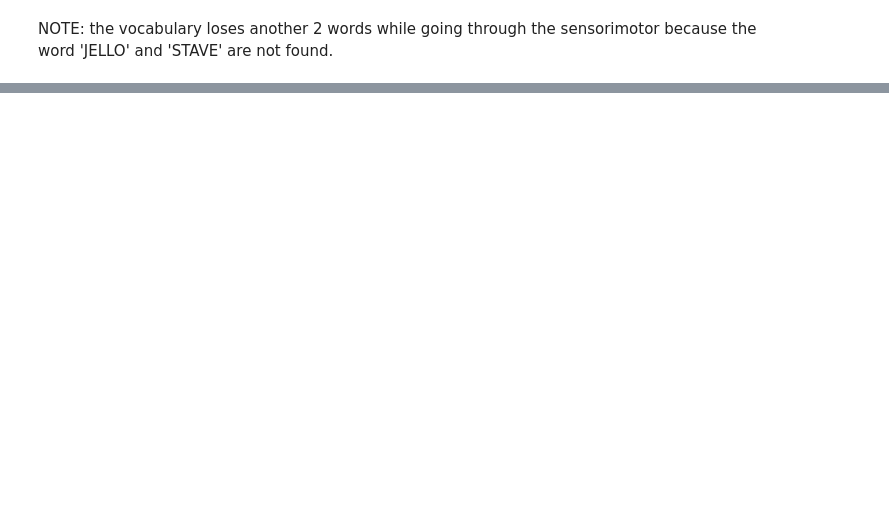
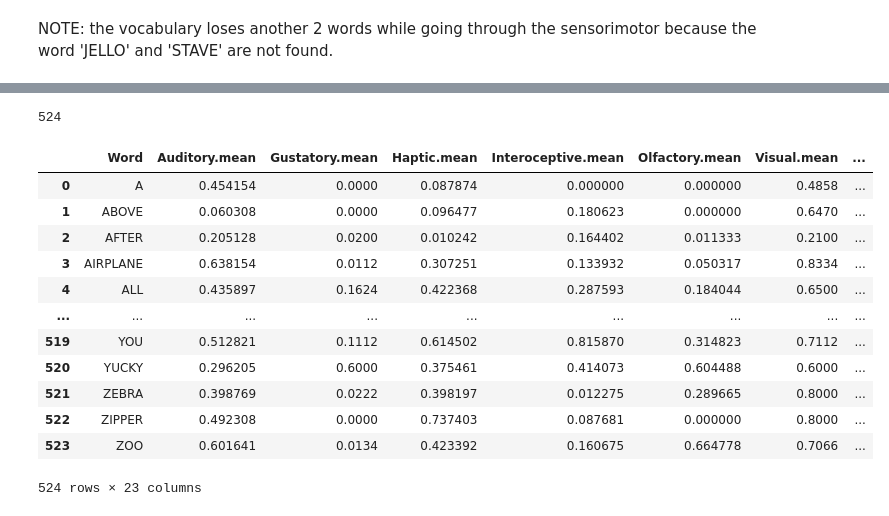
Before and after one commit to CatherineHenry/multiplex_network, a Jupyter notebook: src/lancaster_layer.ipynb, the cells around one changed output, grey strips where cells are left out. Saved outputs shown, nothing was run; the diff lists cells and outputs as text; code cells hidden in the pictures; blank space fills up the shorter version.

Commit message:
Updated notebook with calculations to reproduce Table 1 from paper

```diff
--- a/src/lancaster_layer.ipynb
+++ b/src/lancaster_layer.ipynb
@@ -127,0 +64,7 @@ df
+# %%
+# csv file name
+filename = "../data/Sensorimotor_norms.csv"
+norms = pd.read_csv(filename)
+
+cols = norms.describe().columns
+len(cols)
@@ -127,0 +73,5 @@ df
+# %%
+# normalize all columns
+for col in cols:
+    m = norms[col].max()
+    norms[col] = norms[col] / m
@@ -127,0 +93,20 @@ df
+# %%
+len(vecs)
+# %% [output]
+524
+# %%
+norms
+# %% [output]
+|  | Word | Auditory.mean | Gustatory.mean | Haptic.mean | Interoceptive.mean | Olfactory.mean | Visual.mean | ... |
+| 0 | A | 0.454154 | 0.0000 | 0.087874 | 0.000000 | 0.000000 | 0.4858 | ... |
+| 1 | ABOVE | 0.060308 | 0.0000 | 0.096477 | 0.180623 | 0.000000 | 0.6470 | ... |
+| 2 | AFTER | 0.205128 | 0.0200 | 0.010242 | 0.164402 | 0.011333 | 0.2100 | ... |
+| 3 | AIRPLANE | 0.638154 | 0.0112 | 0.307251 | 0.133932 | 0.050317 | 0.8334 | ... |
+| 4 | ALL | 0.435897 | 0.1624 | 0.422368 | 0.287593 | 0.184044 | 0.6500 | ... |
+| ... | ... | ... | ... | ... | ... | ... | ... | ... |
+| 519 | YOU | 0.512821 | 0.1112 | 0.614502 | 0.815870 | 0.314823 | 0.7112 | ... |
+| 520 | YUCKY | 0.296205 | 0.6000 | 0.375461 | 0.414073 | 0.604488 | 0.6000 | ... |
+| 521 | ZEBRA | 0.398769 | 0.0222 | 0.398197 | 0.012275 | 0.289665 | 0.8000 | ... |
+| 522 | ZIPPER | 0.492308 | 0.0000 | 0.737403 | 0.087681 | 0.000000 | 0.8000 | ... |
+| 523 | ZOO | 0.601641 | 0.0134 | 0.423392 | 0.160675 | 0.664778 | 0.7066 | ... |
+524 rows × 23 columns
```
Also changed, not shown: parts of 6 cells of this notebook, 2 other files.
